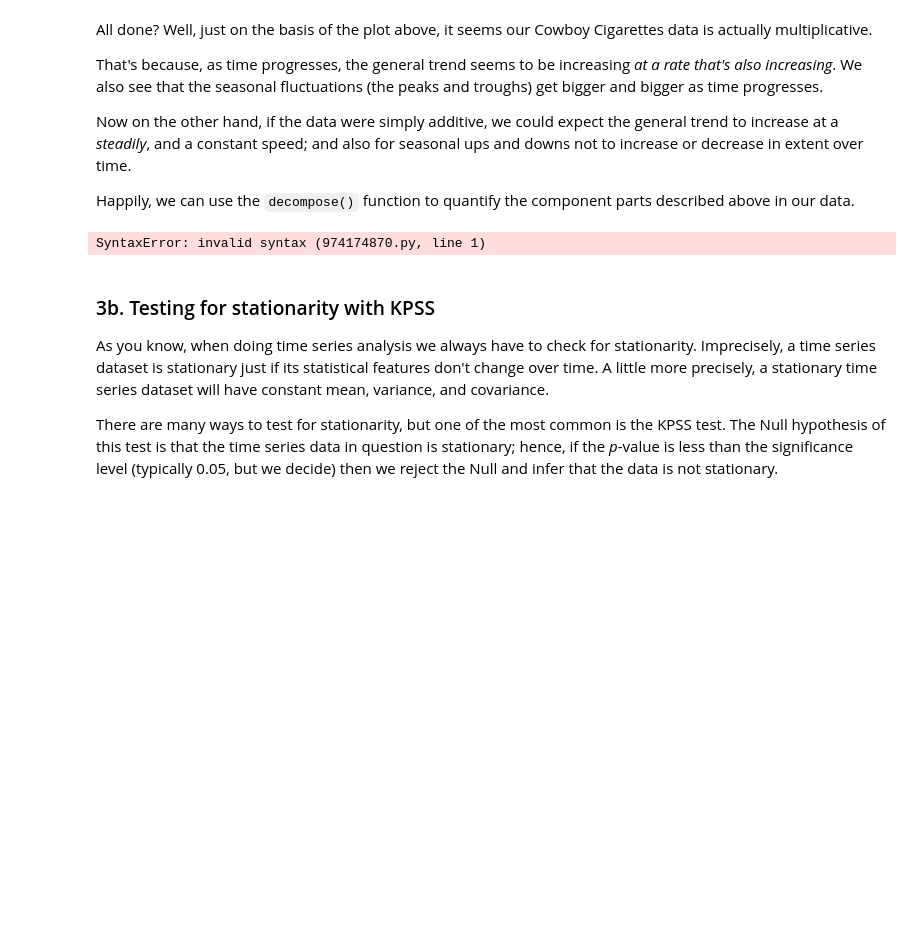
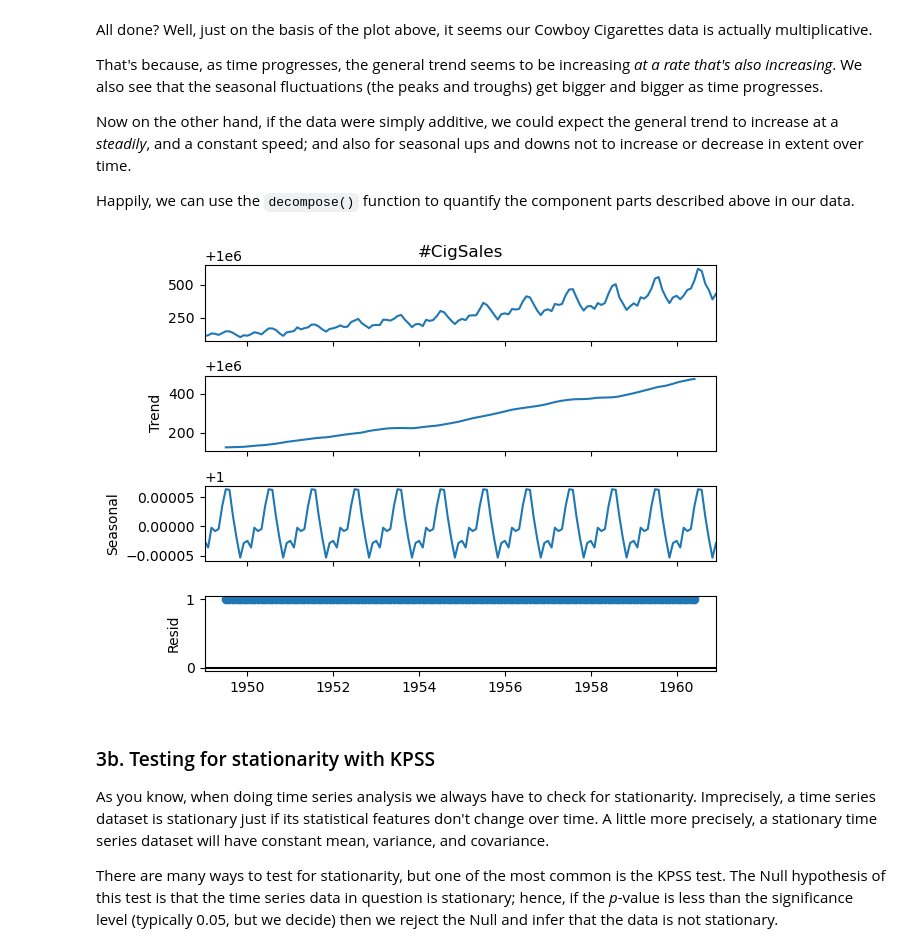
Before and after one commit to mdgarber/CowboyCig_CaseStudy, a Jupyter notebook: 1585014009_Cowboys_CigrettesCaseStudy/Cowboys&CigrettesCaseStudy/Cowboy Cigarettes Case Study - Tier 3.ipynb, the cells around one changed output. Drawn from its saved outputs; the diff is of its cells as text; code cells hidden in the pictures; blank space fills up the shorter version.

```diff
--- a/1585014009_Cowboys_CigrettesCaseStudy/Cowboys&CigrettesCaseStudy/Cowboy Cigarettes Case Study - Tier 3.ipynb
+++ b/1585014009_Cowboys_CigrettesCaseStudy/Cowboys&CigrettesCaseStudy/Cowboy Cigarettes Case Study - Tier 3.ipynb
@@ -255,12 +252,15 @@ Now on the other hand, if the data were simply additive, we could expect the gen
 
 Happily, we can use the `decompose()` function to quantify the component parts described above in our data.
 # %%
-_ _ _
+import statsmodels.api as sm
 
 # Plot the original data, the trend, the seasonality, and the residuals
-_ _ _
+decomp = sm.tsa.seasonal_decompose(y, model='multiplicative')
+
+decomp.plot()
+plt.show()
 # %% [output]
-SyntaxError: invalid syntax (974174870.py, line 1)
+[figure, added]
 # %% [markdown]
 ### 3b. Testing for stationarity with KPSS
 As you know, when doing time series analysis we always have to check for stationarity. Imprecisely, a time series dataset is stationary just if its statistical features don't change over time. A little more precisely, a stationary time series dataset will have constant mean, variance, and covariance.
```
Also changed, not shown: parts of 12 cells of this notebook.
